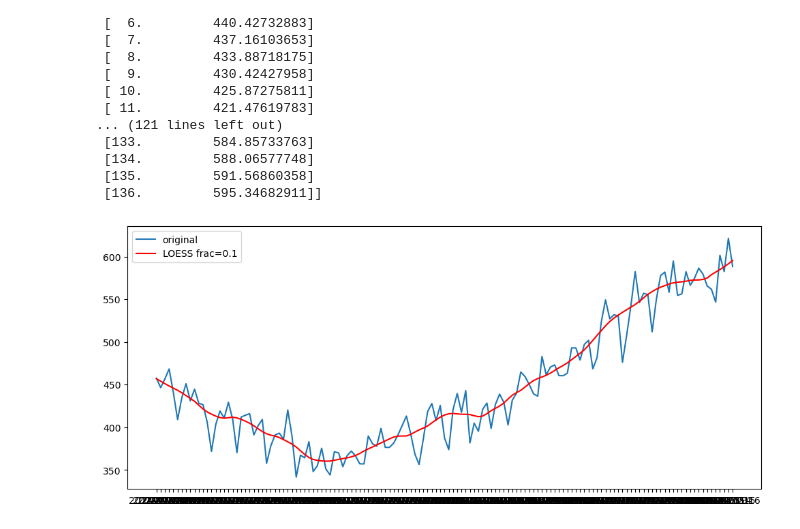
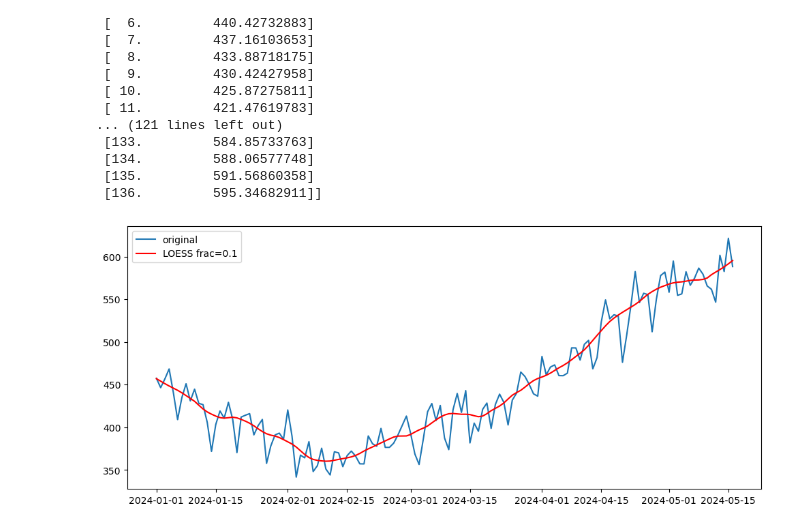
Before and after one commit to josephandradalau-hue/Learning-Time-Series, a Jupyter notebook: Clase 01.ipynb, the cells around one changed output. Saved outputs shown, nothing was run; the diff lists cells and outputs as text; code cells hidden in the pictures.

```diff
--- a/Clase 01.ipynb
+++ b/Clase 01.ipynb
@@ -213,9 +213,9 @@ print(loess)
  [136.         595.34682911]]
 # %%
 fig,ax=plt.subplots(figsize=(12,5)) #Crea una figura y configura el grafico
-plt.plot(data.index, data["ventas"], label= "original") #Grafica los datos originales
-plt.plot(data.index, loess[:,1], color="red", label="LOESS frac=0.1") #Añadimos la serie suavisada
+plt.plot(data2.index, data2["ventas"], label= "original") #Grafica los datos originales
+plt.plot(data2.index, loess[:,1], color="red", label="LOESS frac=0.1") #Añadimos la serie suavisada
 plt.legend()  #Añade la leyenda al grafico
 plt.show()  #Muestra el grafico
 # %% [output]
-[figure, old version]
+[figure, new version]
```
